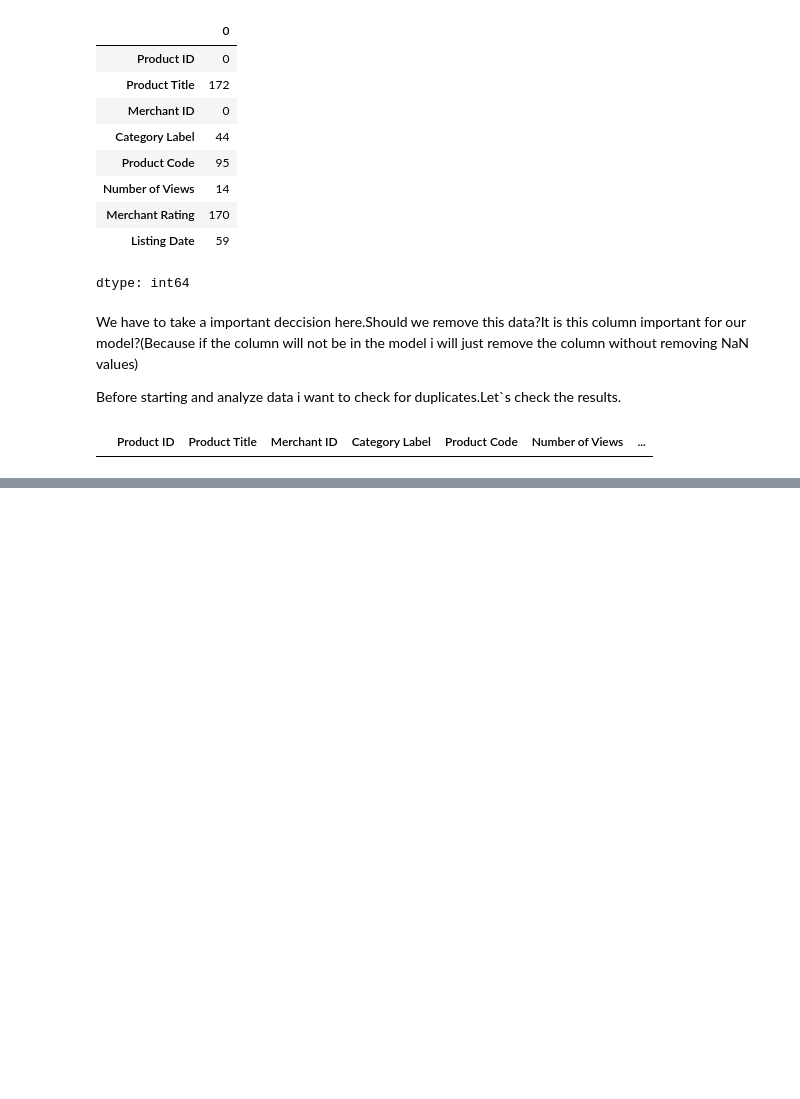
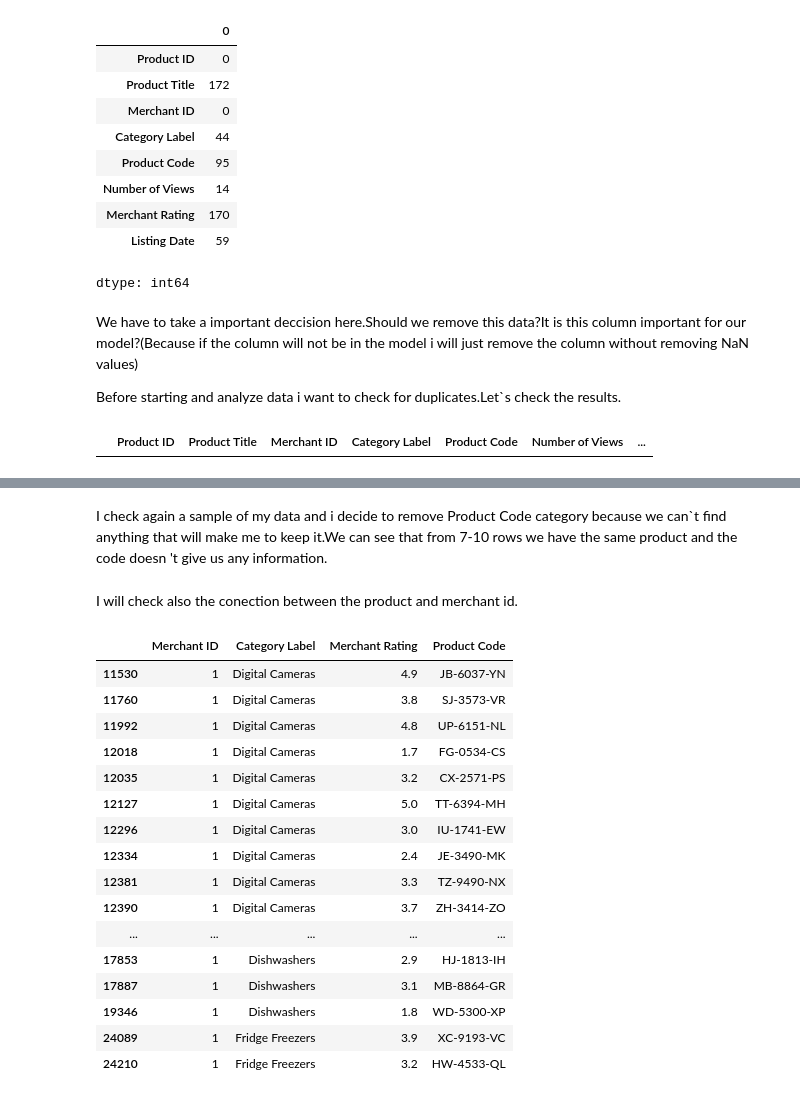
Before and after one commit to StefanRaduMaris/AI-model-product_classifier, a Jupyter notebook: notebook/product_classifier.ipynb, the cells around one changed output, grey strips where cells are left out. Cells and saved outputs as stored; diff of their text form; code cells hidden in the pictures; blank space fills up the shorter version.

```diff
--- a/notebook/product_classifier.ipynb
+++ b/notebook/product_classifier.ipynb
@@ -176,0 +197,25 @@ Now we know that we don`t have duplicates so let`s start examing witch columns w
+# %% [markdown]
+I check again a sample of my data and i decide to remove Product Code category because we can`t find anything that will make me to keep it.We can see that from 7-10 rows we have the same product and the code doesn 't give us any information.
+# %% [markdown]
+I will check also the conection between the product and merchant id.
+# %%
+merchant_id=df.filter(items=['Merchant ID','Category Label','Merchant Rating',"Product Code"]).sort_values(by=['Merchant ID','Category Label'],ascending=True)
+merchant_id.head(40)
+# %% [output]
+|  | Merchant ID | Category Label | Merchant Rating | Product Code |
+| 11530 | 1 | Digital Cameras | 4.9 | JB-6037-YN |
+| 11760 | 1 | Digital Cameras | 3.8 | SJ-3573-VR |
+| 11992 | 1 | Digital Cameras | 4.8 | UP-6151-NL |
+| 12018 | 1 | Digital Cameras | 1.7 | FG-0534-CS |
+| 12035 | 1 | Digital Cameras | 3.2 | CX-2571-PS |
+| 12127 | 1 | Digital Cameras | 5.0 | TT-6394-MH |
+| 12296 | 1 | Digital Cameras | 3.0 | IU-1741-EW |
+| 12334 | 1 | Digital Cameras | 2.4 | JE-3490-MK |
+| 12381 | 1 | Digital Cameras | 3.3 | TZ-9490-NX |
+| 12390 | 1 | Digital Cameras | 3.7 | ZH-3414-ZO |
+| ... | ... | ... | ... | ... |
+| 17853 | 1 | Dishwashers | 2.9 | HJ-1813-IH |
+| 17887 | 1 | Dishwashers | 3.1 | MB-8864-GR |
+| 19346 | 1 | Dishwashers | 1.8 | WD-5300-XP |
+| 24089 | 1 | Fridge Freezers | 3.9 | XC-9193-VC |
+| 24210 | 1 | Fridge Freezers | 3.2 | HW-4533-QL |
```
Also changed, not shown: parts of 16 cells of this notebook.
